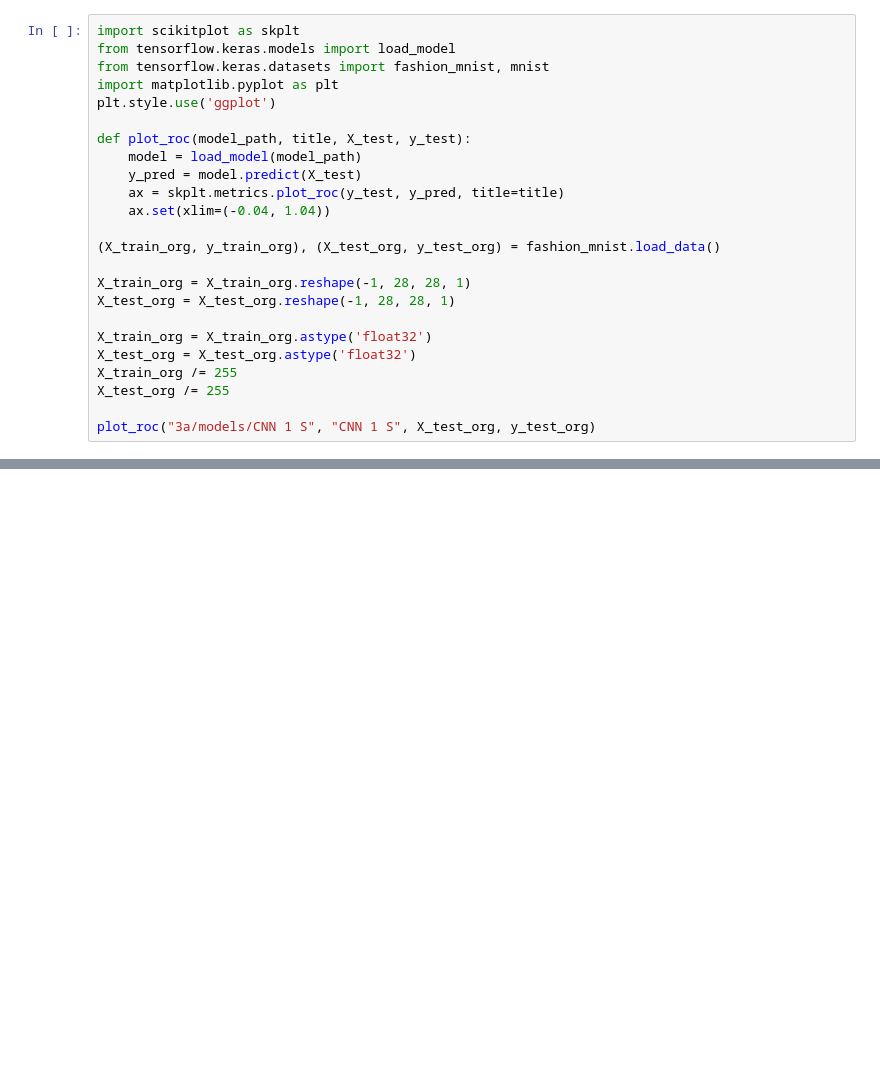
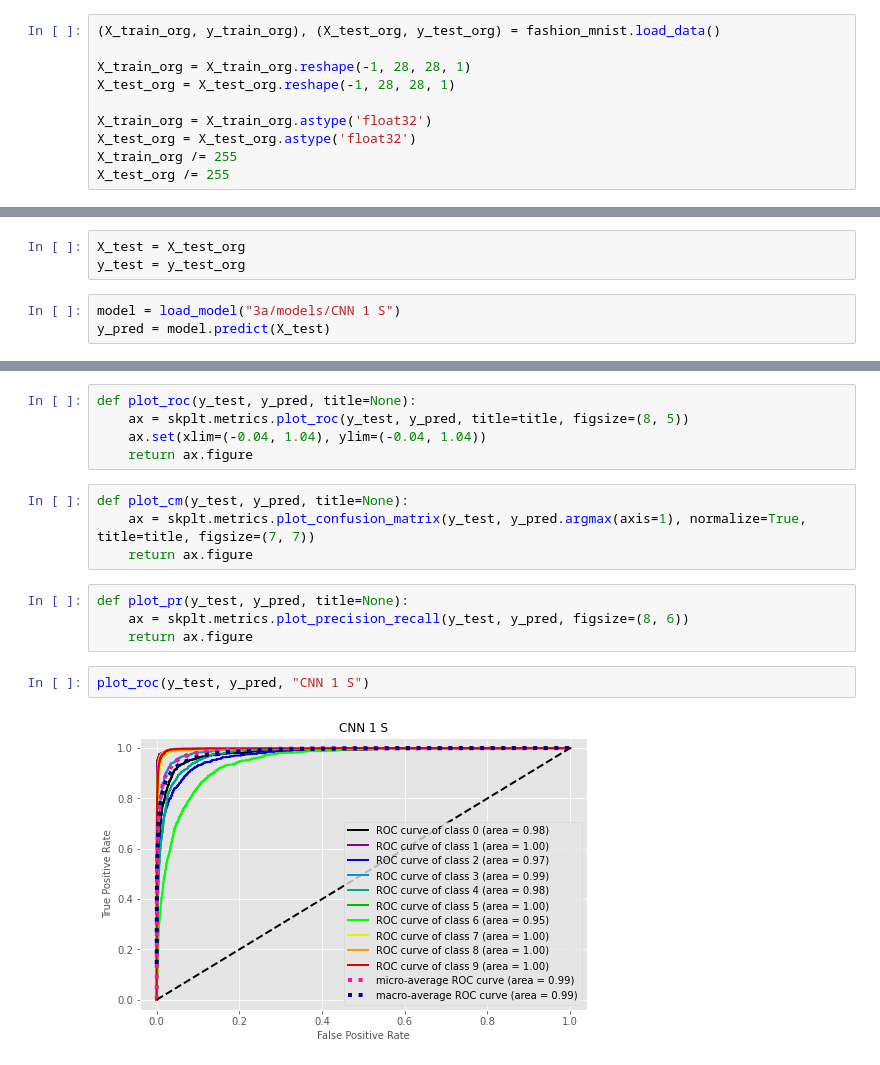
Before and after one commit to tomekzaw/agh_sem6_ml_proj, a Jupyter notebook: plot.ipynb, the cells around one changed output, grey strips where cells are left out. Cells and saved outputs as stored; diff of their text form; blank space fills up the shorter version.

```diff
--- a/plot.ipynb
+++ b/plot.ipynb
@@ -1,16 +7,4 @@
 # %%
-import scikitplot as skplt
-from tensorflow.keras.models import load_model
-from tensorflow.keras.datasets import fashion_mnist, mnist
-import matplotlib.pyplot as plt
-plt.style.use('ggplot')
-
-def plot_roc(model_path, title, X_test, y_test):
-    model = load_model(model_path)
-    y_pred = model.predict(X_test)
-    ax = skplt.metrics.plot_roc(y_test, y_pred, title=title)
-    ax.set(xlim=(-0.04, 1.04))
-
 (X_train_org, y_train_org), (X_test_org, y_test_org) = fashion_mnist.load_data()
 
 X_train_org = X_train_org.reshape(-1, 28, 28, 1)
@@ -20,5 +14,3 @@ X_train_org = X_train_org.astype('float32')
 X_test_org = X_test_org.astype('float32')
 X_train_org /= 255
 X_test_org /= 255
-
-plot_roc("3a/models/CNN 1 S", "CNN 1 S", X_test_org, y_test_org)
@@ -26,0 +17,6 @@ plot_roc("3a/models/CNN 1 S", "CNN 1 S", X_test_org, y_test_org)
+# %%
+X_test = X_test_org
+y_test = y_test_org
+# %%
+model = load_model("3a/models/CNN 1 S")
+y_pred = model.predict(X_test)
@@ -26,0 +36,17 @@ plot_roc("3a/models/CNN 1 S", "CNN 1 S", X_test_org, y_test_org)
+# %%
+def plot_roc(y_test, y_pred, title=None):
+    ax = skplt.metrics.plot_roc(y_test, y_pred, title=title, figsize=(8, 5))
+    ax.set(xlim=(-0.04, 1.04), ylim=(-0.04, 1.04))
+    return ax.figure
+# %%
+def plot_cm(y_test, y_pred, title=None):
+    ax = skplt.metrics.plot_confusion_matrix(y_test, y_pred.argmax(axis=1), normalize=True, title=title, figsize=(7, 7))
+    return ax.figure
+# %%
+def plot_pr(y_test, y_pred, title=None):
+    ax = skplt.metrics.plot_precision_recall(y_test, y_pred, figsize=(8, 6))
+    return ax.figure
+# %%
+plot_roc(y_test, y_pred, "CNN 1 S")
+# %% [output]
+[figure, added]
```
Also changed, not shown: parts of 5 cells of this notebook.
